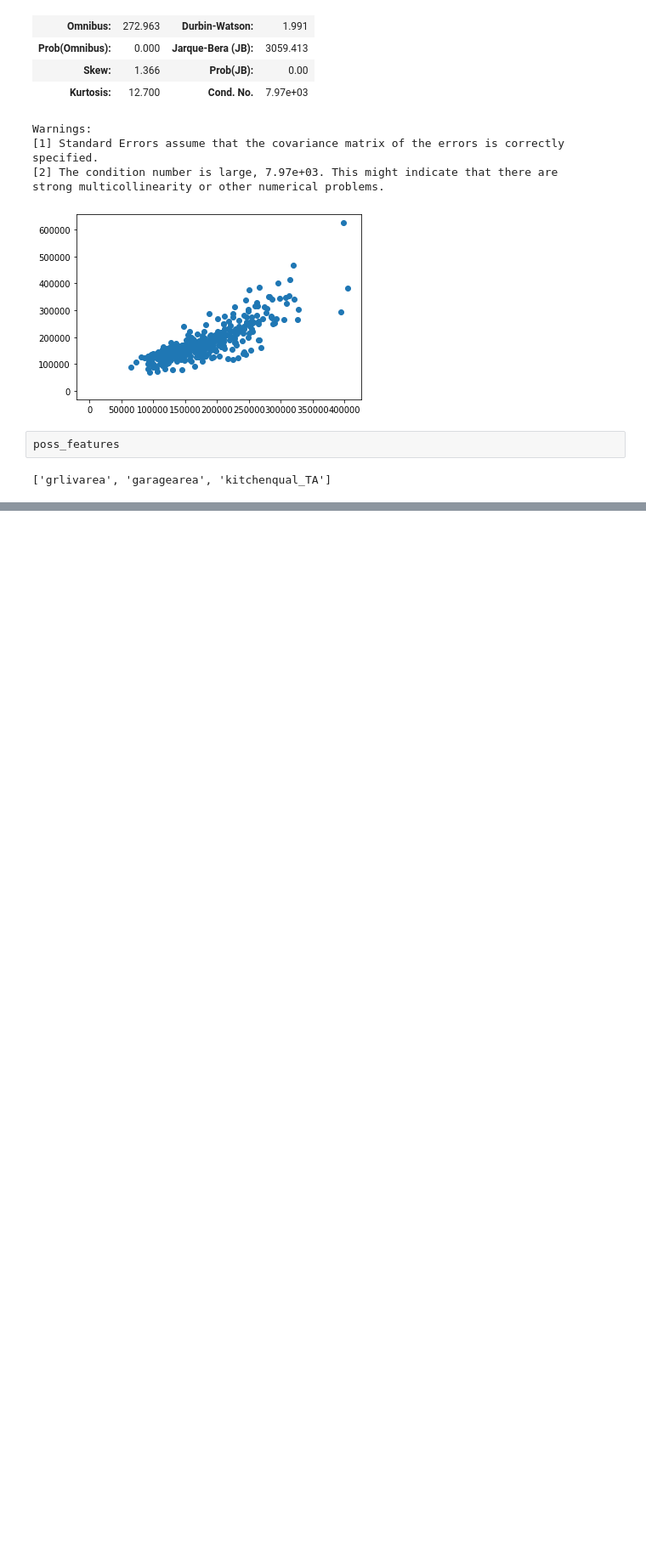
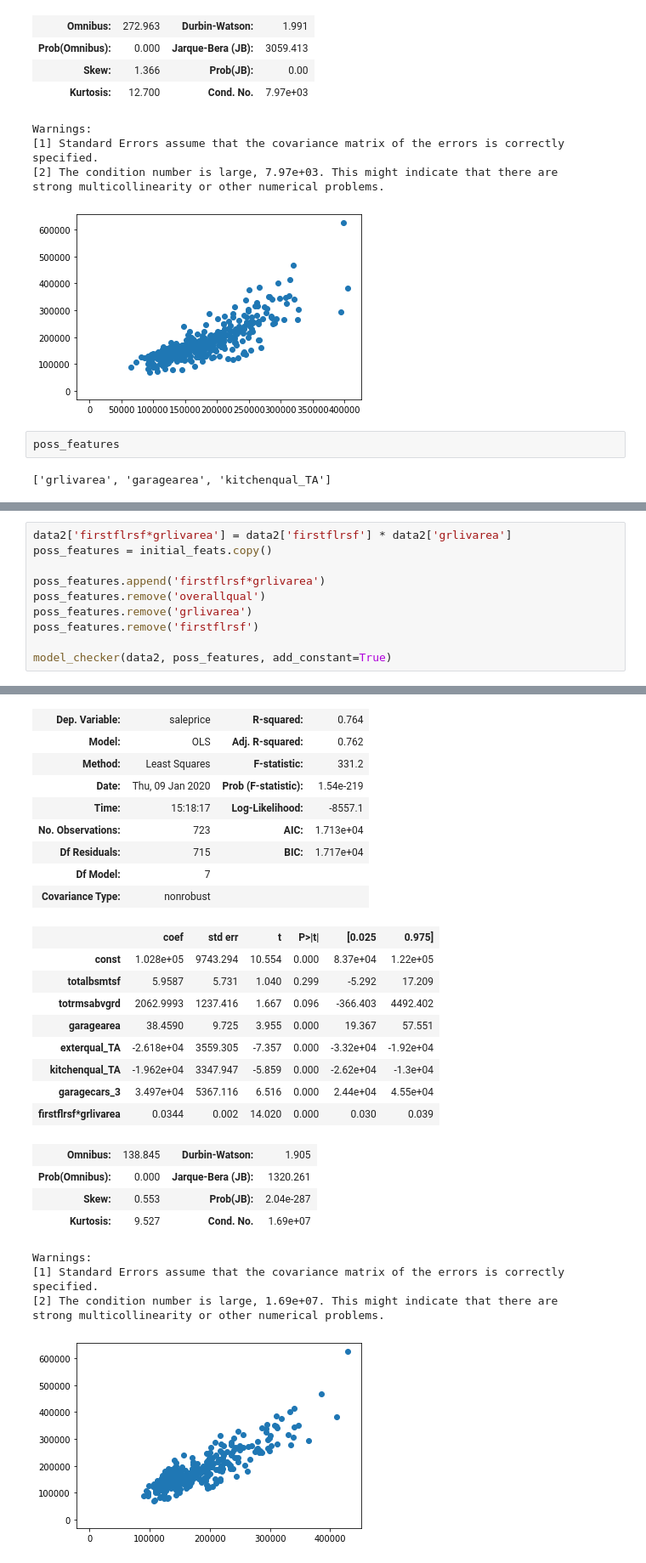
Before and after one commit to chanvarma/chanvarma-thinkful, a Jupyter notebook: others/22.2-simple-linear-regression.ipynb, the cells around one changed output, grey strips where cells are left out. Shown at 85% size. Cells and saved outputs as stored; diff of their text form; blank space fills up the shorter version.

Commit message:
fine tuning model

```diff
--- a/others/22.2-simple-linear-regression.ipynb
+++ b/others/22.2-simple-linear-regression.ipynb
@@ -484,0 +503,11 @@ poss_features
+# %%
+data2['firstflrsf*grlivarea'] = data2['firstflrsf'] * data2['grlivarea']
+poss_features = initial_feats.copy()
+
+poss_features.append('firstflrsf*grlivarea')
+poss_features.remove('overallqual')
+poss_features.remove('grlivarea')
+poss_features.remove('firstflrsf')
+
+model_checker(data2, poss_features, add_constant=True)
+# %% [output]
@@ -484,0 +516,27 @@ poss_features
+| Dep. Variable: | saleprice | R-squared: | 0.764 |
+| Model: | OLS | Adj. R-squared: | 0.762 |
+| Method: | Least Squares | F-statistic: | 331.2 |
+| Date: | Thu, 09 Jan 2020 | Prob (F-statistic): | 1.54e-219 |
+| Time: | 15:18:17 | Log-Likelihood: | -8557.1 |
+| No. Observations: | 723 | AIC: | 1.713e+04 |
+| Df Residuals: | 715 | BIC: | 1.717e+04 |
+| Df Model: | 7 |  |  |
+| Covariance Type: | nonrobust |  |  |
+|  | coef | std err | t | P>|t| | [0.025 | 0.975] |
+| const | 1.028e+05 | 9743.294 | 10.554 | 0.000 | 8.37e+04 | 1.22e+05 |
+| totalbsmtsf | 5.9587 | 5.731 | 1.040 | 0.299 | -5.292 | 17.209 |
+| totrmsabvgrd | 2062.9993 | 1237.416 | 1.667 | 0.096 | -366.403 | 4492.402 |
+| garagearea | 38.4590 | 9.725 | 3.955 | 0.000 | 19.367 | 57.551 |
+| exterqual_TA | -2.618e+04 | 3559.305 | -7.357 | 0.000 | -3.32e+04 | -1.92e+04 |
+| kitchenqual_TA | -1.962e+04 | 3347.947 | -5.859 | 0.000 | -2.62e+04 | -1.3e+04 |
+| garagecars_3 | 3.497e+04 | 5367.116 | 6.516 | 0.000 | 2.44e+04 | 4.55e+04 |
+| firstflrsf*grlivarea | 0.0344 | 0.002 | 14.020 | 0.000 | 0.030 | 0.039 |
+| Omnibus: | 138.845 | Durbin-Watson: | 1.905 |
+| Prob(Omnibus): | 0.000 | Jarque-Bera (JB): | 1320.261 |
+| Skew: | 0.553 | Prob(JB): | 2.04e-287 |
+| Kurtosis: | 9.527 | Cond. No. | 1.69e+07 |
+Warnings:
+[1] Standard Errors assume that the covariance matrix of the errors is correctly specified.
+[2] The condition number is large, 1.69e+07. This might indicate that there are
+strong multicollinearity or other numerical problems.
+[figure, added]
```
Also changed, not shown: parts of 13 cells of this notebook.
